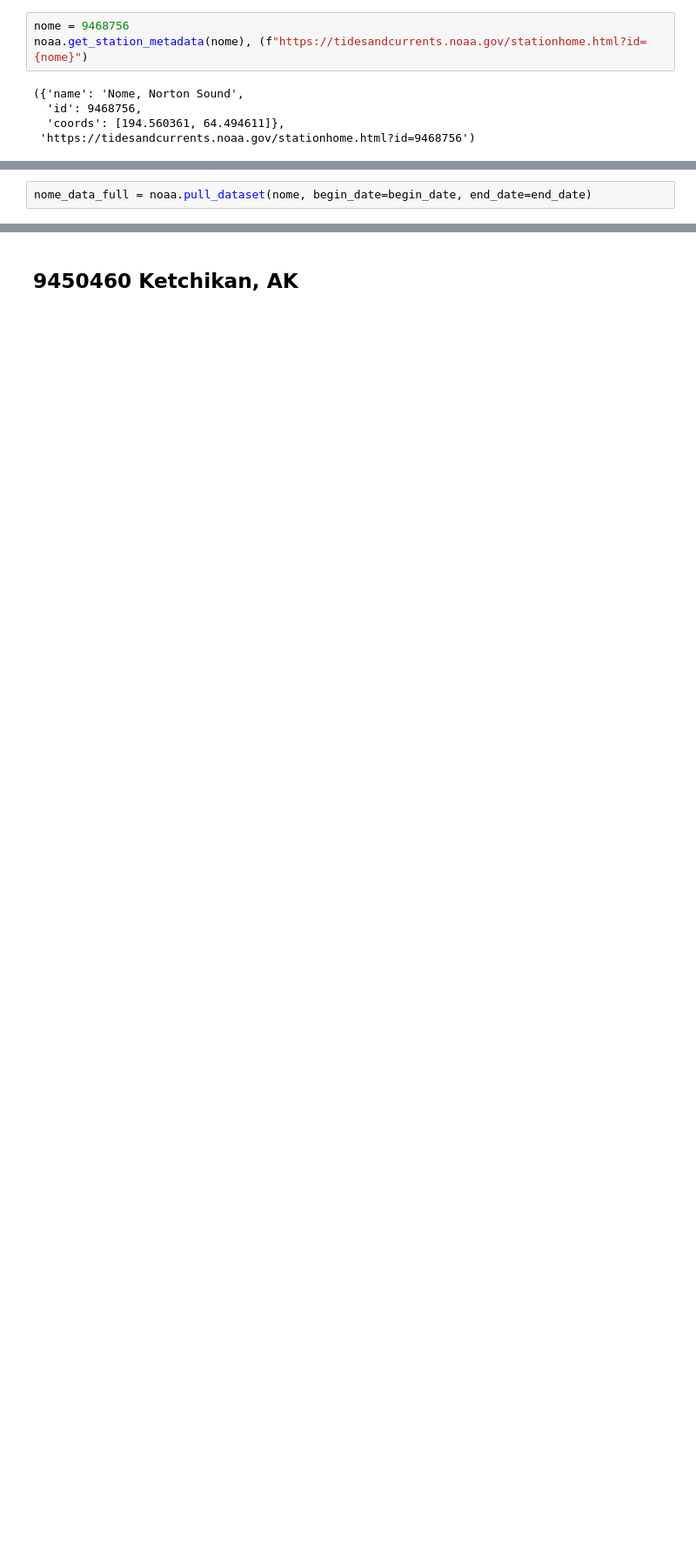
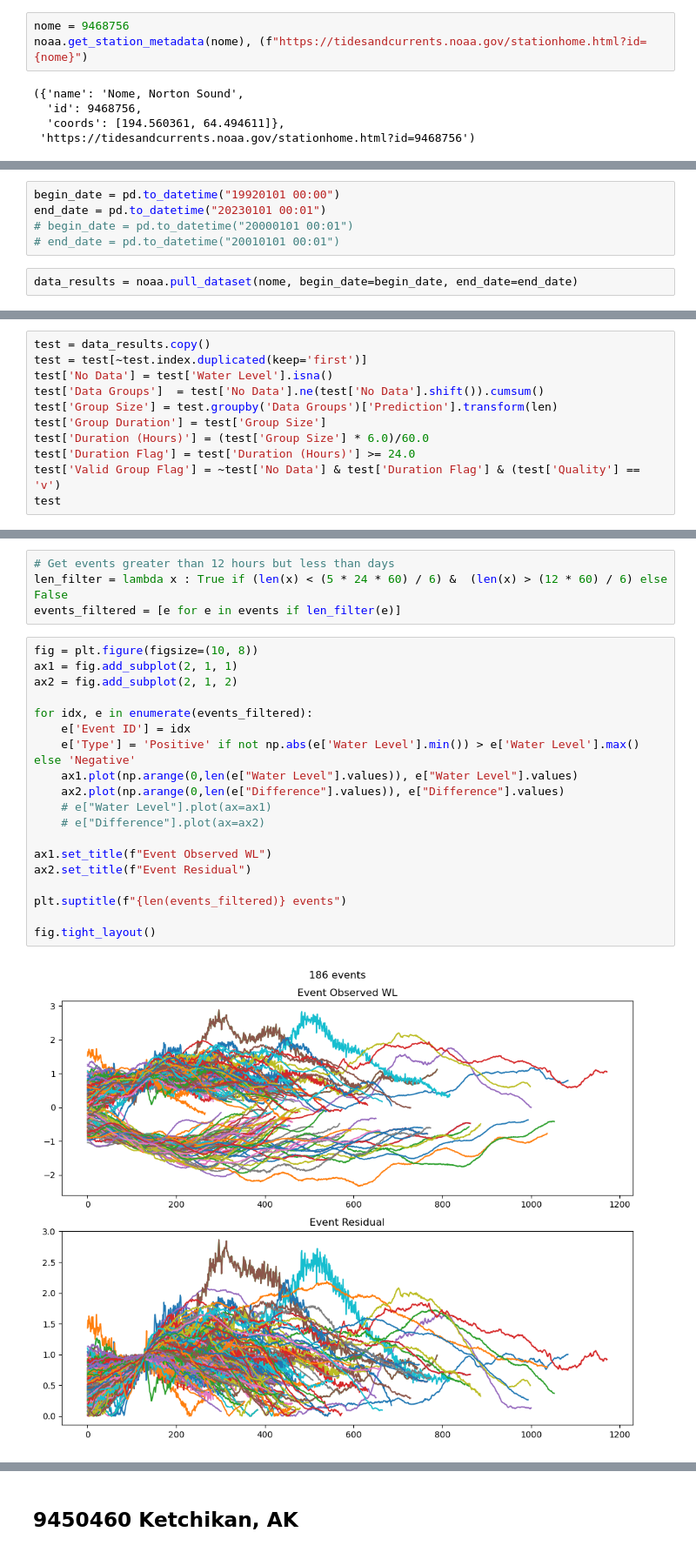
Before and after one commit to UT-CHG/pyadcirc, a Jupyter notebook: notebooks/NOAA_Scrape_Data.ipynb, the cells around one changed output, grey strips where cells are left out. Shown at 87% size. Drawn from its saved outputs; the diff is of its cells as text; blank space fills up the shorter version.

```diff
--- a/notebooks/NOAA_Scrape_Data.ipynb
+++ b/notebooks/NOAA_Scrape_Data.ipynb
@@ -387,2 +398,7 @@ end_date = pd.to_datetime("20230101 00:01")
+# %%
+begin_date = pd.to_datetime("19920101 00:00")
+end_date = pd.to_datetime("20230101 00:01")
+# begin_date = pd.to_datetime("20000101 00:01")
+# end_date = pd.to_datetime("20010101 00:01")
 # %%
-nome_data_full = noaa.pull_dataset(nome, begin_date=begin_date, end_date=end_date)
+data_results = noaa.pull_dataset(nome, begin_date=begin_date, end_date=end_date)
@@ -479,0 +433,11 @@ fig.tight_layout()
+# %%
+test = data_results.copy()
+test = test[~test.index.duplicated(keep='first')]
+test['No Data'] = test['Water Level'].isna()
+test['Data Groups']  = test['No Data'].ne(test['No Data'].shift()).cumsum()
+test['Group Size'] = test.groupby('Data Groups')['Prediction'].transform(len)
+test['Group Duration'] = test['Group Size']
+test['Duration (Hours)'] = (test['Group Size'] * 6.0)/60.0
+test['Duration Flag'] = test['Duration (Hours)'] >= 24.0
+test['Valid Group Flag'] = ~test['No Data'] & test['Duration Flag'] & (test['Quality'] == 'v')
+test
@@ -479,0 +518,25 @@ fig.tight_layout()
+# %%
+# Get events greater than 12 hours but less than days
+len_filter = lambda x : True if (len(x) < (5 * 24 * 60) / 6) &  (len(x) > (12 * 60) / 6) else False
+events_filtered = [e for e in events if len_filter(e)]
+# %%
+fig = plt.figure(figsize=(10, 8))
+ax1 = fig.add_subplot(2, 1, 1)
+ax2 = fig.add_subplot(2, 1, 2)
+
+for idx, e in enumerate(events_filtered):
+    e['Event ID'] = idx
+    e['Type'] = 'Positive' if not np.abs(e['Water Level'].min()) > e['Water Level'].max() else 'Negative'
+    ax1.plot(np.arange(0,len(e["Water Level"].values)), e["Water Level"].values)
+    ax2.plot(np.arange(0,len(e["Difference"].values)), e["Difference"].values)
+    # e["Water Level"].plot(ax=ax1)
+    # e["Difference"].plot(ax=ax2)
+
+ax1.set_title(f"Event Observed WL")
+ax2.set_title(f"Event Residual")
+
+plt.suptitle(f"{len(events_filtered)} events")
+
+fig.tight_layout()
+# %% [output]
+[figure, added]
```
Also changed, not shown: parts of 67 cells of this notebook, 1 other file.
